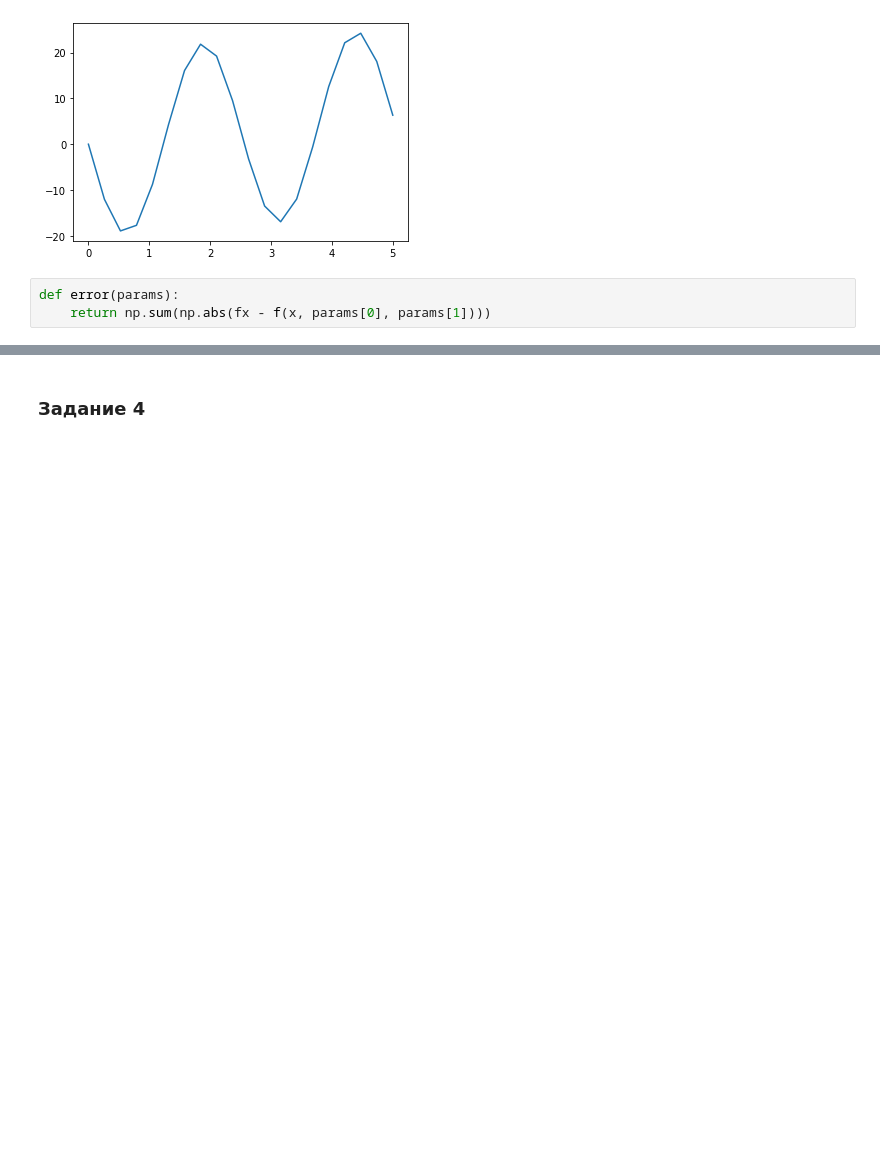
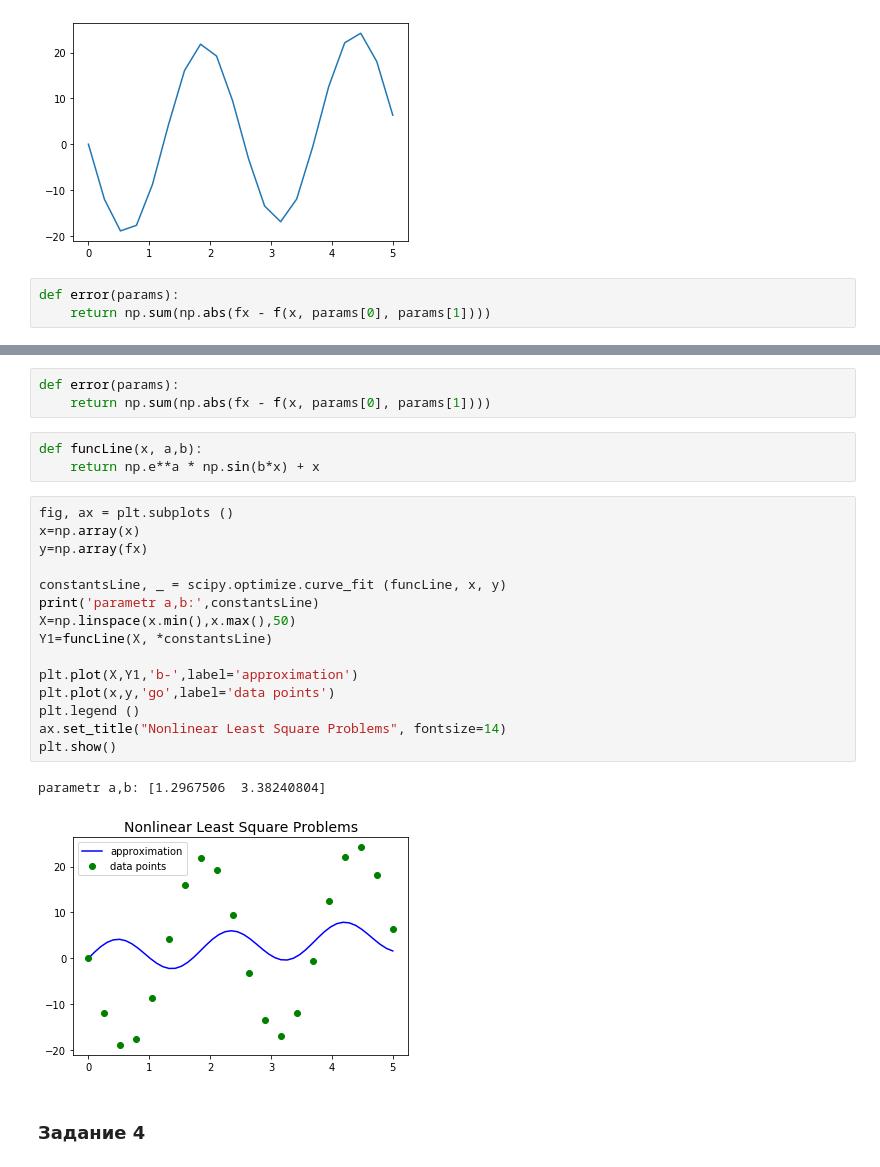
Before and after one commit to vlad98rus/-netology_pyda, a Jupyter notebook: Final_TEST.ipynb, the cells around one changed output, grey strips where cells are left out. Drawn from its saved outputs; the diff is of its cells as text; blank space fills up the shorter version.

```diff
--- a/Final_TEST.ipynb
+++ b/Final_TEST.ipynb
@@ -143,3 +181,27 @@ parametr a,b: [2.75787609 9.45434802]
+# %%
+def error(params):
+    return np.sum(np.abs(fx - f(x, params[0], params[1])))
+# %%
+def funcLine(x, a,b):
+    return np.e**a * np.sin(b*x) + x
+# %%
+fig, ax = plt.subplots ()
+x=np.array(x)
+y=np.array(fx)
+
+constantsLine, _ = scipy.optimize.curve_fit (funcLine, x, y)
+print('parametr a,b:',constantsLine)
+X=np.linspace(x.min(),x.max(),50)
+Y1=funcLine(X, *constantsLine)
+
+plt.plot(X,Y1,'b-',label='approximation')
+plt.plot(x,y,'go',label='data points')
+plt.legend ()
+ax.set_title("Nonlinear Least Square Problems", fontsize=14)
+plt.show()
+# %% [output]
+parametr a,b: [1.2967506  3.38240804]
+[figure, added]
 # %% [markdown]
 ### Задание 4
 # %% [markdown]
```
Also changed, not shown: parts of 7 cells of this notebook.
